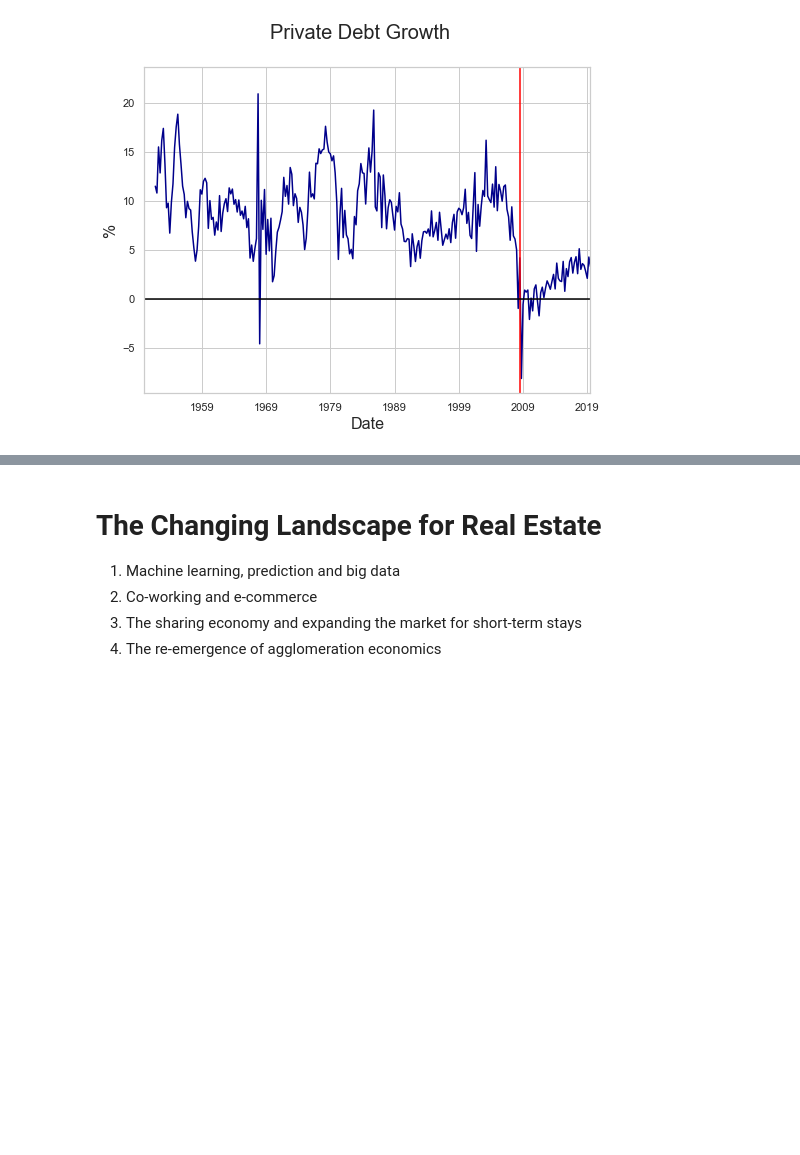
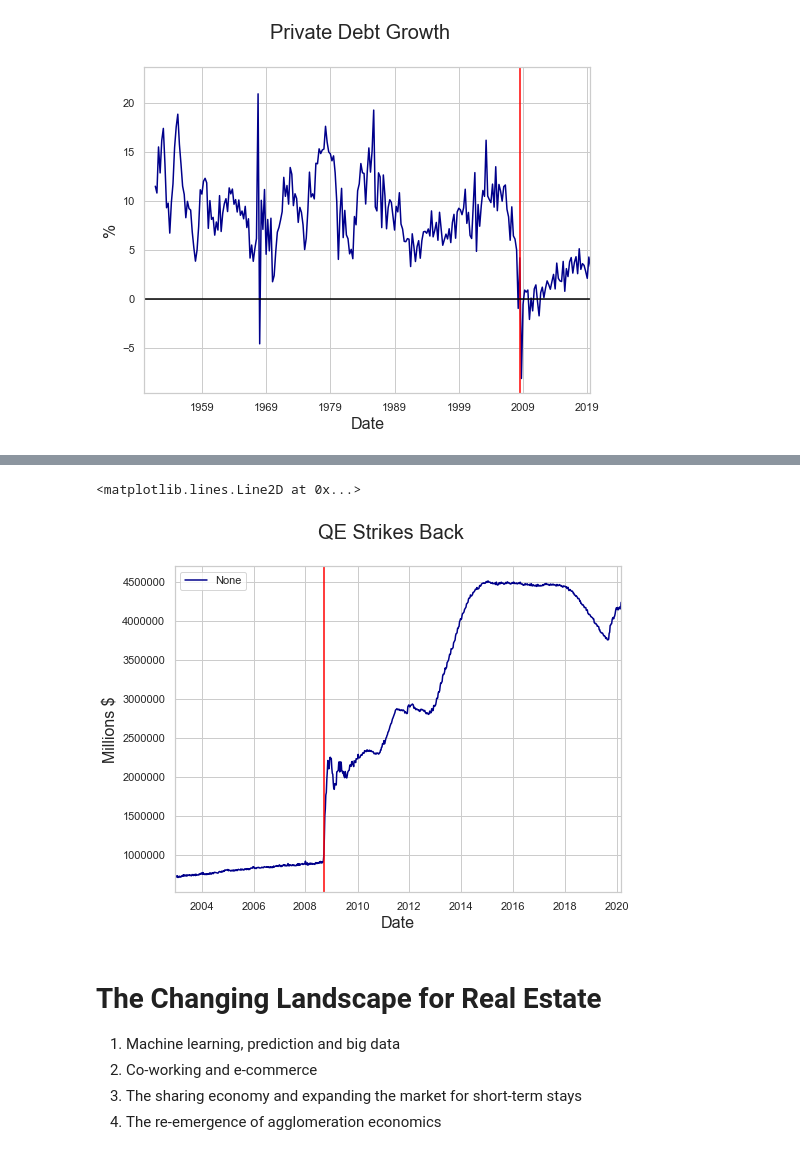
Before and after one commit to thsavage/Hirsh-Fellows-Real-Estate-Finance, a Jupyter notebook: Hirsh Scholars An Assessment of the Current State of Real Estate.ipynb, the cells around one changed output, grey strips where cells are left out. Cells and saved outputs as stored; diff of their text form; code cells hidden in the pictures; blank space fills up the shorter version.

```diff
--- a/Hirsh Scholars An Assessment of the Current State of Real Estate.ipynb
+++ b/Hirsh Scholars An Assessment of the Current State of Real Estate.ipynb
@@ -241,3 +241,15 @@ plt.axvline(dt.datetime(2008, 9, 15), color="red")
+# %%
+balance_sheet = fred.get_series("WALCL", observation_start='2000-01-01')
+
+balance_sheet.plot(color='darkblue', figsize=(8, 6))
+plt.suptitle('QE Strikes Back', fontsize=20)
+plt.xlabel('Date', fontsize=16)
+plt.ylabel('Millions $', fontsize=16)
+plt.legend()
+plt.axvline(dt.datetime(2008, 9, 15), color="red")
+# %% [output]
+<matplotlib.lines.Line2D at 0x...>
+[figure, added]
 # %% [markdown]
 # The Changing Landscape for Real Estate
 
```
Also changed, not shown: parts of 7 cells of this notebook.
